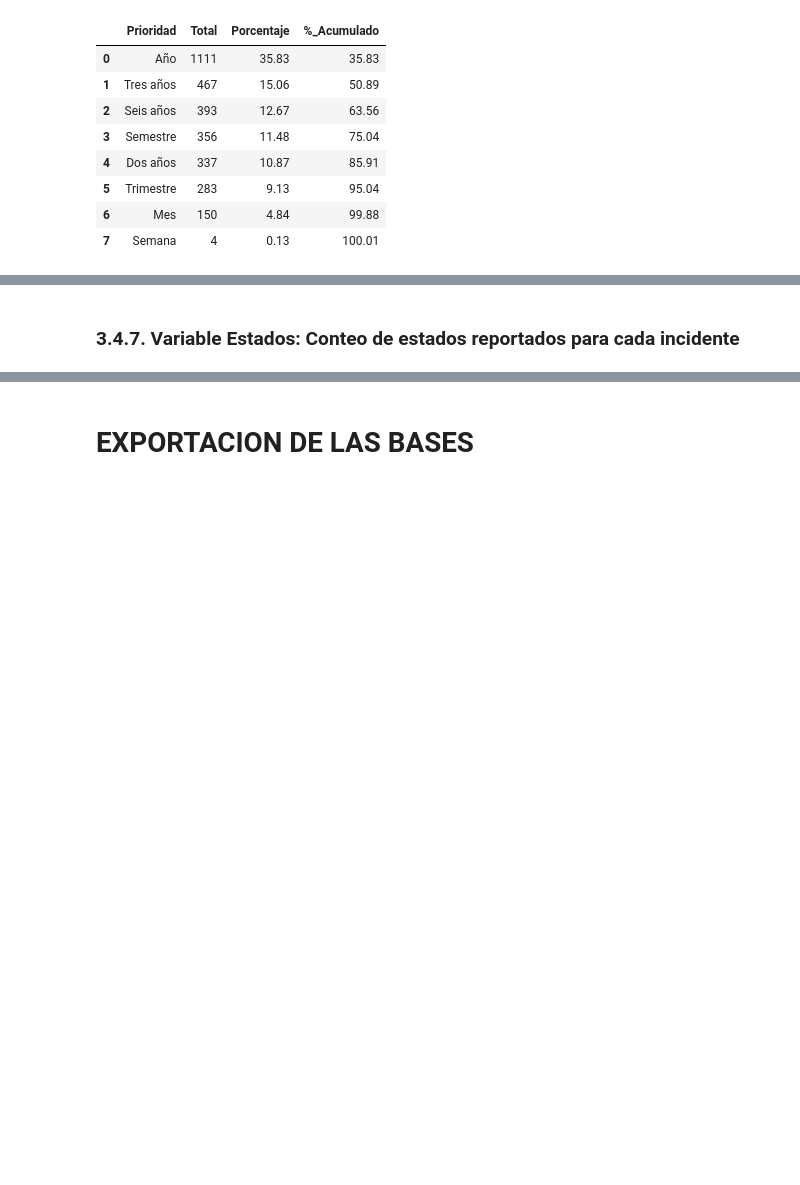
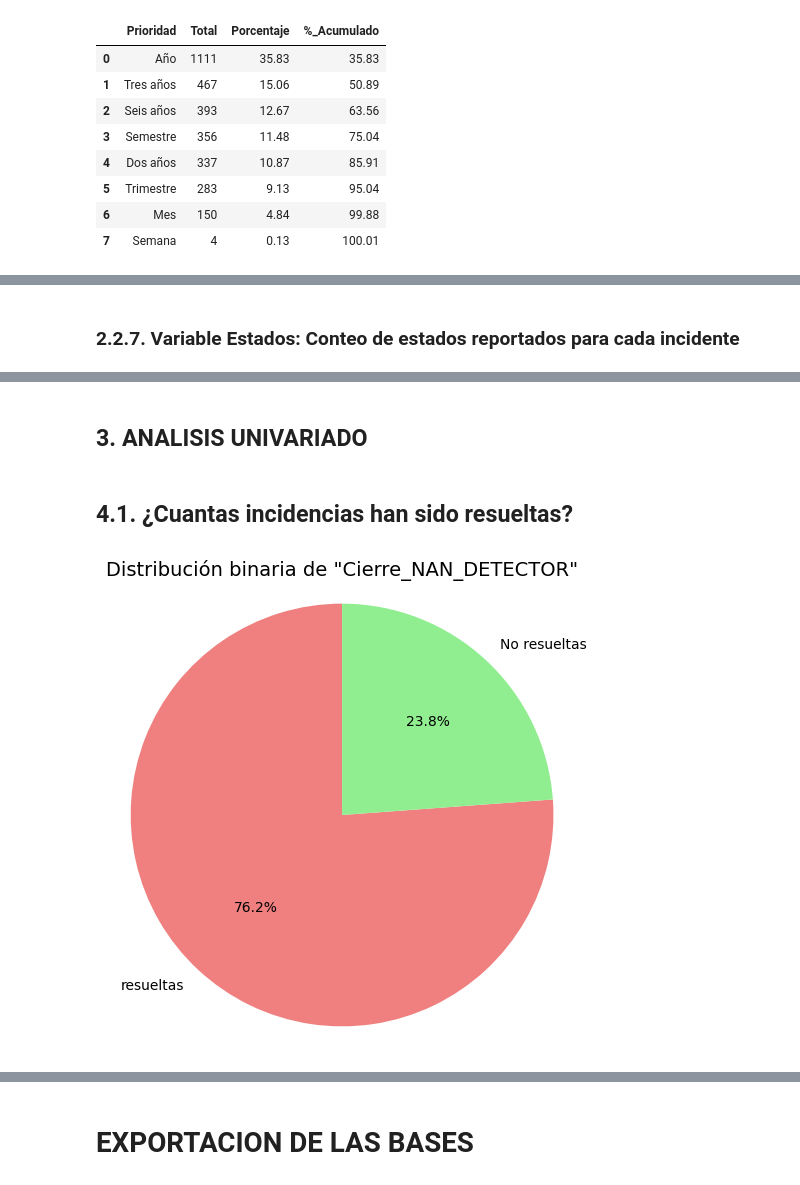
Before and after one commit to WMARBAR/CProgram_incidencias, a Jupyter notebook: constructor4_proyecto_II.ipynb, the cells around one changed output, grey strips where cells are left out. Saved outputs shown, nothing was run; the diff lists cells and outputs as text; code cells hidden in the pictures; blank space fills up the shorter version.

```diff
--- a/constructor4_proyecto_II.ipynb
+++ b/constructor4_proyecto_II.ipynb
@@ -725,7 +916,15 @@ numeric_feats(df_merged,'delta_inicio_cierre_vs_prioridad')
 # %% [markdown]
-### 3.4.7. Variable Estados: Conteo de estados reportados para cada incidente
+### 2.2.7. Variable Estados: Conteo de estados reportados para cada incidente
 # %%
 numeric_feats(df_merged,'Estados')
 # %% [output]
 |  | Columna | Valores únicos | Nulos | Máximo | Mínimo | Más frecuente | Frecuencia del más frecuente | Media | ... |
 | 0 | Estados | 6 | 0 | 7 | 2 | 2 | 1775 | 2.557409 | ... |
+# %% [markdown]
+## 3. ANALISIS UNIVARIADO
+# %% [markdown]
+## 4.1. ¿Cuantas incidencias han sido resueltas?
+# %%
+pieplot_binaria(df_merged,'Cierre_NAN_DETECTOR','No resueltas','resueltas')
+# %% [output]
+[figure, added]
```
Also changed, not shown: parts of 45 cells of this notebook.
